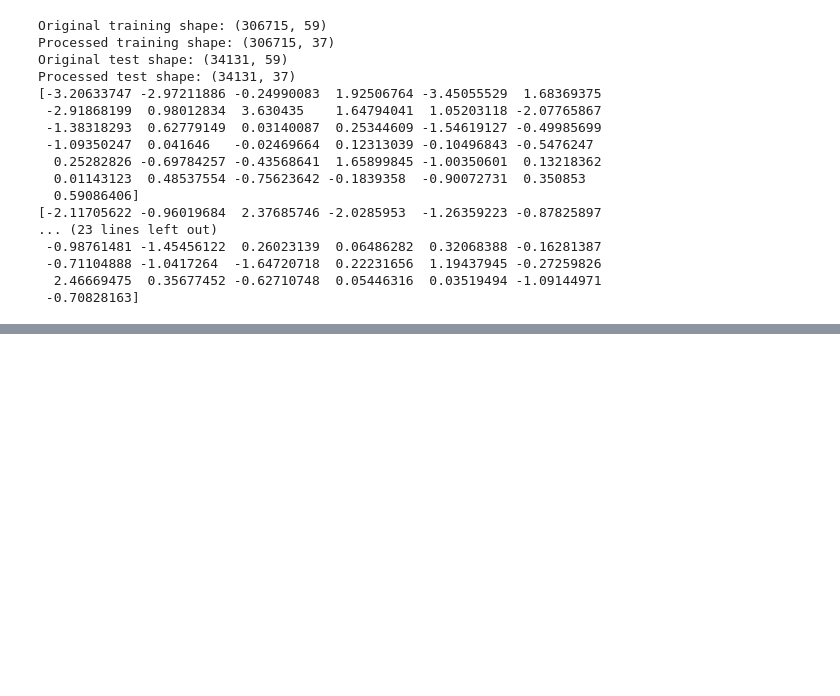
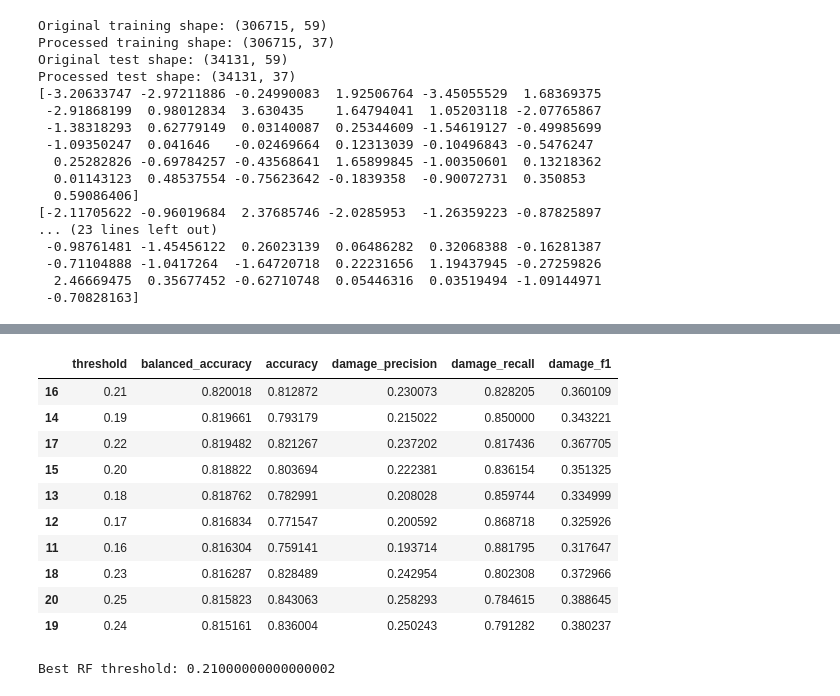
Before and after one commit to tarap123/4-nearest-neighbors, a Jupyter notebook: 4_nearest_neighbors.ipynb, the cells around one changed output, grey strips where cells are left out. Drawn from its saved outputs; the diff is of its cells as text; code cells hidden in the pictures; blank space fills up the shorter version.

```diff
--- a/4_nearest_neighbors.ipynb
+++ b/4_nearest_neighbors.ipynb
@@ -639,0 +828,41 @@ weighted avg       0.93      0.92      0.92     61343
+# %%
+# Tune the classification threshold because the competition uses balanced accuracy.
+threshold_results = []
+
+for threshold in np.arange(0.05, 0.51, 0.01):
+    threshold_predictions = (rf_damage_probabilities >= threshold).astype(int)
+
+    threshold_results.append(
+        {
+            "threshold": threshold,
+            "balanced_accuracy": balanced_accuracy_score(y_valid, threshold_predictions),
+            "accuracy": accuracy_score(y_valid, threshold_predictions),
+            "damage_precision": precision_score(y_valid, threshold_predictions, pos_label=1, zero_division=0),
+            "damage_recall": recall_score(y_valid, threshold_predictions, pos_label=1, zero_division=0),
+            "damage_f1": f1_score(y_valid, threshold_predictions, pos_label=1, zero_division=0),
+        }
+    )
+
+threshold_results_df = pd.DataFrame(threshold_results)
+
+display(threshold_results_df.sort_values("balanced_accuracy", ascending=False).head(10))
+
+best_rf_threshold = threshold_results_df.loc[
+    threshold_results_df["balanced_accuracy"].idxmax(),
+    "threshold"
+]
+
+print("Best RF threshold:", best_rf_threshold)
+# %% [output]
+|  | threshold | balanced_accuracy | accuracy | damage_precision | damage_recall | damage_f1 |
+| 16 | 0.21 | 0.820018 | 0.812872 | 0.230073 | 0.828205 | 0.360109 |
+| 14 | 0.19 | 0.819661 | 0.793179 | 0.215022 | 0.850000 | 0.343221 |
+| 17 | 0.22 | 0.819482 | 0.821267 | 0.237202 | 0.817436 | 0.367705 |
+| 15 | 0.20 | 0.818822 | 0.803694 | 0.222381 | 0.836154 | 0.351325 |
+| 13 | 0.18 | 0.818762 | 0.782991 | 0.208028 | 0.859744 | 0.334999 |
+| 12 | 0.17 | 0.816834 | 0.771547 | 0.200592 | 0.868718 | 0.325926 |
+| 11 | 0.16 | 0.816304 | 0.759141 | 0.193714 | 0.881795 | 0.317647 |
+| 18 | 0.23 | 0.816287 | 0.828489 | 0.242954 | 0.802308 | 0.372966 |
+| 20 | 0.25 | 0.815823 | 0.843063 | 0.258293 | 0.784615 | 0.388645 |
+| 19 | 0.24 | 0.815161 | 0.836004 | 0.250243 | 0.791282 | 0.380237 |
+Best RF threshold: 0.21000000000000002
```
Also changed, not shown: parts of 14 cells of this notebook, 1 other file.
